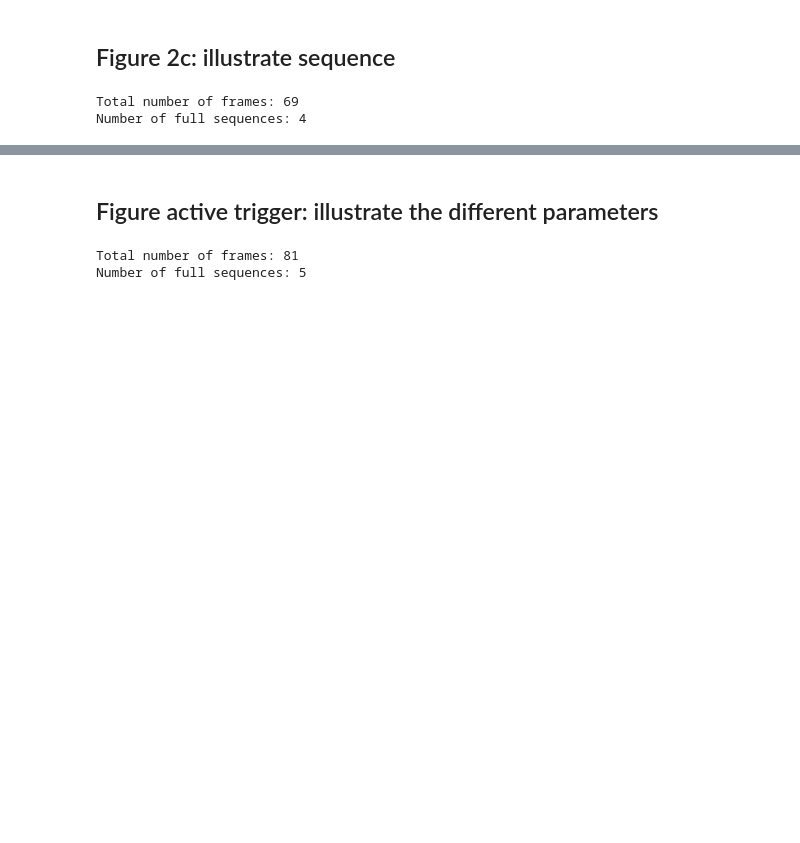
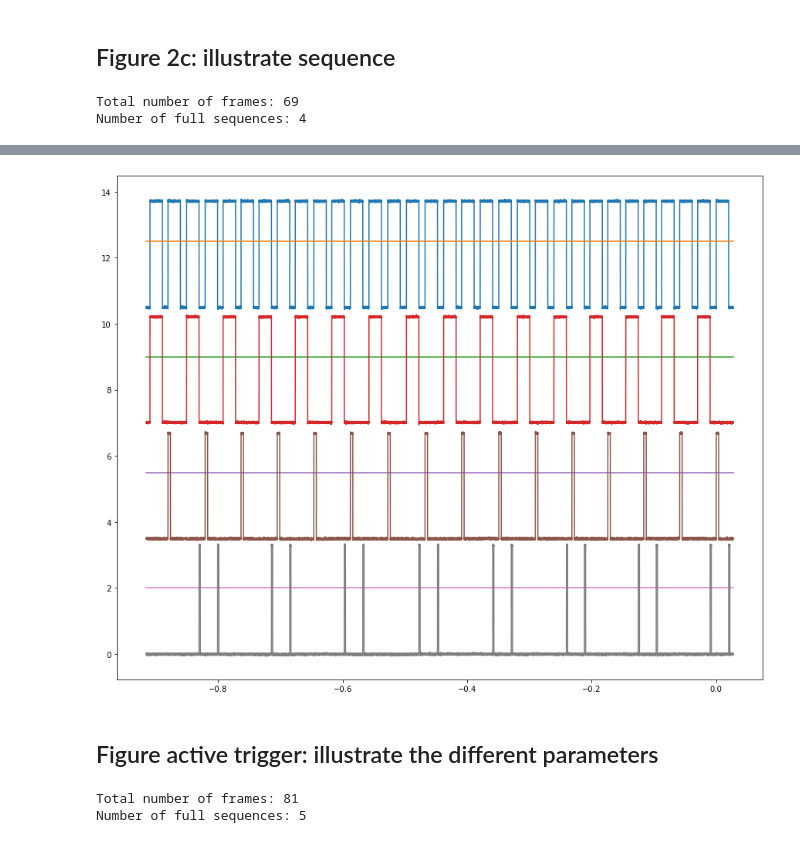
Before and after one commit to mufpga/analysis, a Jupyter notebook: data_exploration.ipynb, the cells around one changed output, grey strips where cells are left out. Saved outputs shown, nothing was run; the diff lists cells and outputs as text; code cells hidden in the pictures; blank space fills up the shorter version.

```diff
--- a/data_exploration.ipynb
+++ b/data_exploration.ipynb
@@ -275,3 +282,12 @@ plot_wide_offset(cam[first_pt:last_pt,:],
+# %%
+first_pt = 3*length_frame-int(offset/2)
+last_pt = first_pt + 2*16*length_frame-int(offset*1.2)
+plot_wide_offset(cam[first_pt:last_pt,:],
+          [ch2[first_pt:last_pt,:],
+           ch3[first_pt:last_pt,:],
+           ch4[first_pt:last_pt,:]])
+# %% [output]
+[figure, added]
 # %% [markdown]
 ## Figure active trigger: illustrate the different parameters
 # %%
```
Also changed, not shown: parts of 4 cells of this notebook.
